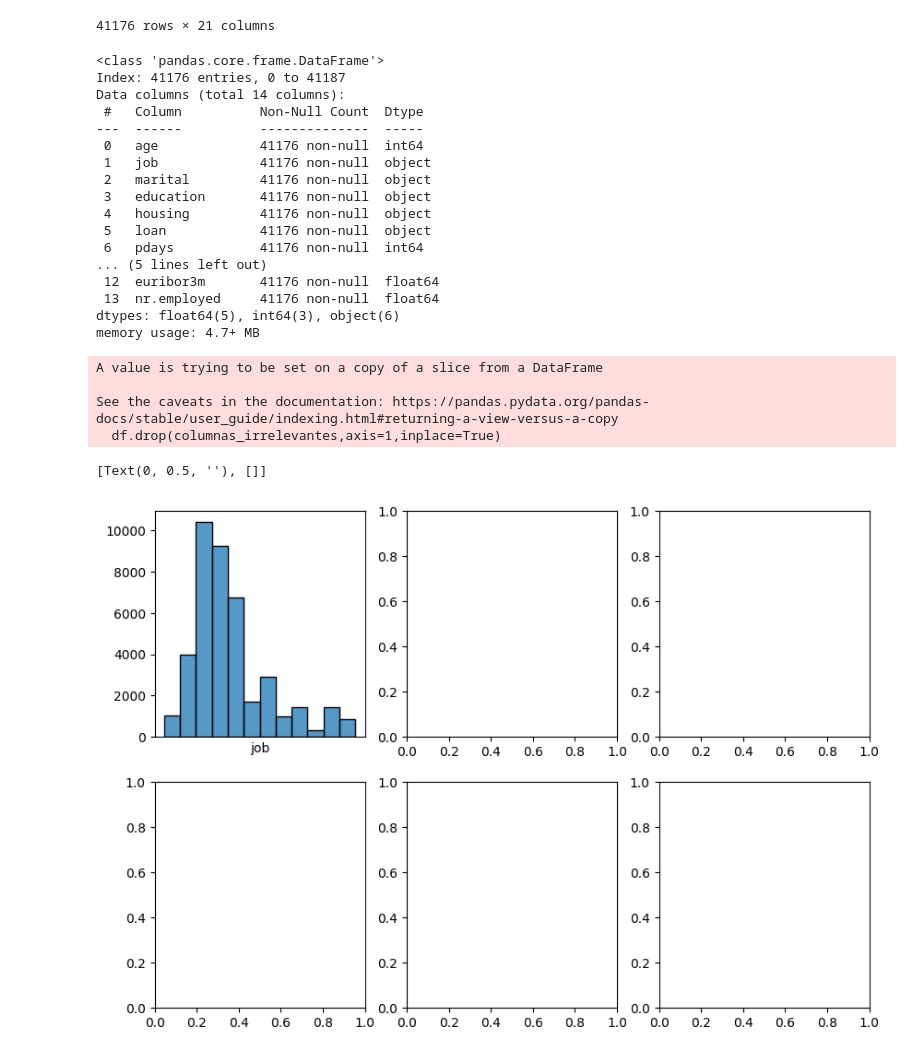
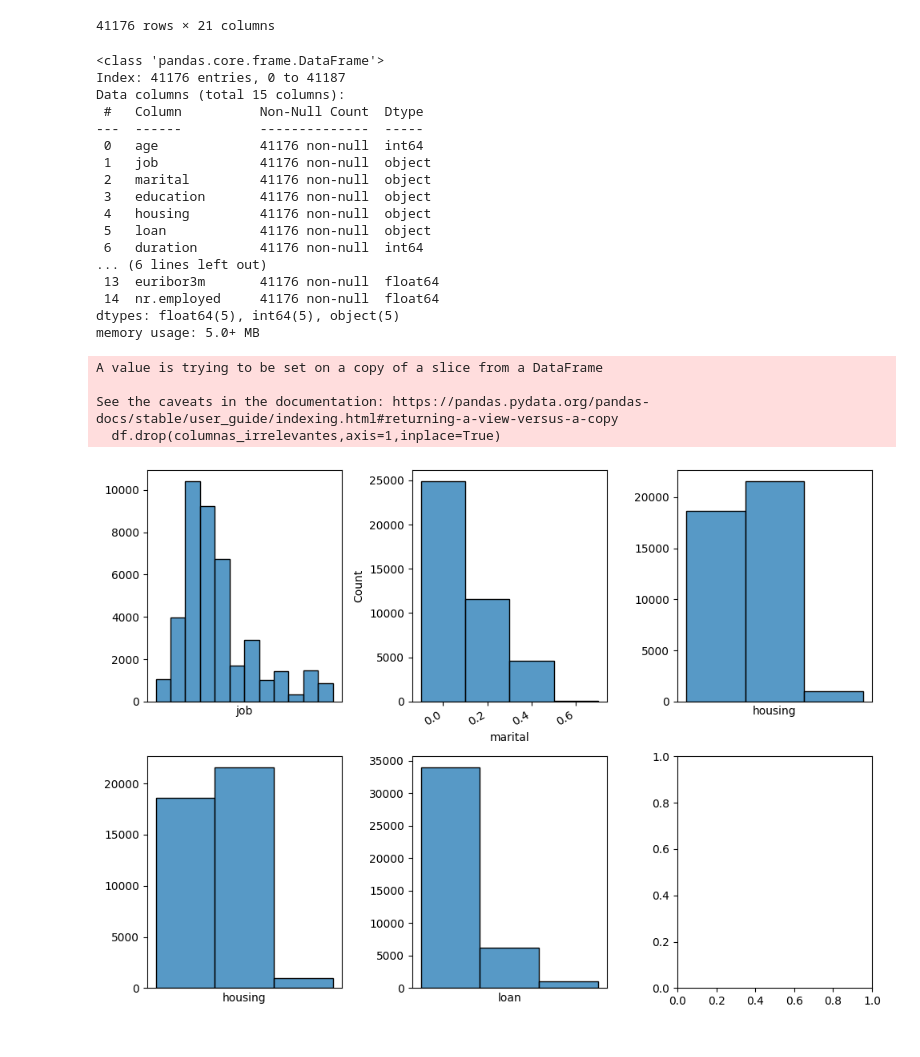
Before and after one commit to Valenfrc/machine-learning, a Jupyter notebook: src/explore.ipynb, the cells around one changed output. Saved outputs shown, nothing was run; the diff lists cells and outputs as text; code cells hidden in the pictures.

```diff
--- a/src/explore.ipynb
+++ b/src/explore.ipynb
@@ -95,13 +95,13 @@ memory usage: 6.9+ MB
 # %%
 #eliminar datos irrelevantes que no ayuden a encontrar a clientes que busquen hacer depositos a largo plazo
 
-columnas_irrelevantes=['default','month','contact','duration','day_of_week','campaign','y']
+columnas_irrelevantes=['default','month','poutcome','contact','day_of_week','y']
 df.drop(columnas_irrelevantes,axis=1,inplace=True)
 df.info()
 # %% [output]
 <class 'pandas.core.frame.DataFrame'>
 Index: 41176 entries, 0 to 41187
-Data columns (total 14 columns):
+Data columns (total 15 columns):
  #   Column          Non-Null Count  Dtype
 ---  ------          --------------  -----
  0   age             41176 non-null  int64
@@ -110,24 +110,36 @@ Data columns (total 14 columns):
  3   education       41176 non-null  object
  4   housing         41176 non-null  object
  5   loan            41176 non-null  object
- 6   pdays           41176 non-null  int64
-... (5 lines left out)
- 12  euribor3m       41176 non-null  float64
- 13  nr.employed     41176 non-null  float64
-dtypes: float64(5), int64(3), object(6)
-memory usage: 4.7+ MB
+ 6   duration        41176 non-null  int64
+... (6 lines left out)
+ 13  euribor3m       41176 non-null  float64
+ 14  nr.employed     41176 non-null  float64
+dtypes: float64(5), int64(5), object(5)
+memory usage: 5.0+ MB
 A value is trying to be set on a copy of a slice from a DataFrame
 
 See the caveats in the documentation: https://pandas.pydata.org/pandas-docs/stable/user_guide/indexing.html#returning-a-view-versus-a-copy
   df.drop(columnas_irrelevantes,axis=1,inplace=True)
-# %%
-import matplotlib.pyplot as plt
-import seaborn as sns
-
-fig,axis=plt.subplots(2,3, figsize=(10,7))
-
-sns.histplot(ax = axis[0, 0], data = df, x = "job").set(ylabel=None, xticks=[])
-sns.hisplot(ax)=axis[]
-# %% [output]
-[Text(0, 0.5, ''), []]
-[figure, removed]
+# %%
+#empezare a analizar las variables categoricas
+import matplotlib.pyplot as plt
+import seaborn as sns
+
+fig,axis=plt.subplots(2,3, figsize=(10,7))
+
+sns.histplot(ax = axis[0, 0], data = df, x = "job").set(ylabel=None,xticks=[])
+sns.histplot(ax=axis[0,1],data=df,x="marital").set_xticklabels(axis[0,2].get_xticklabels(),rotation=30, ha="right")
+sns.histplot(ax = axis[0,2], data = df, x = "housing").set(ylabel=None,xticks=[])
+sns.histplot(ax = axis[1,0], data = df, x = "housing").set(ylabel=None,xticks=[])
+sns.histplot(ax=axis[1,1],data=df,x="loan").set(ylabel=None,xticks=[])
+
+plt.tight_layout()
+
+plt.show()
+
+#los histogramas que cree me permiten ver mas a detalle cada categoria
+#job en el eje x me esta mostrando los diferentes trabajos que existen y en el eje y, la frecuencia en el que las personas tienen esos trabajos
+#marital: me muestra en el eje x si esta casado, soltero o divorciado y en el eje y cuantos
+#y asi cada histograma, esto me va ayudar a analizar mejor cada variante categorica
+# %% [output]
+[figure, added]
```
Also changed, not shown: parts of 2 cells of this notebook.
